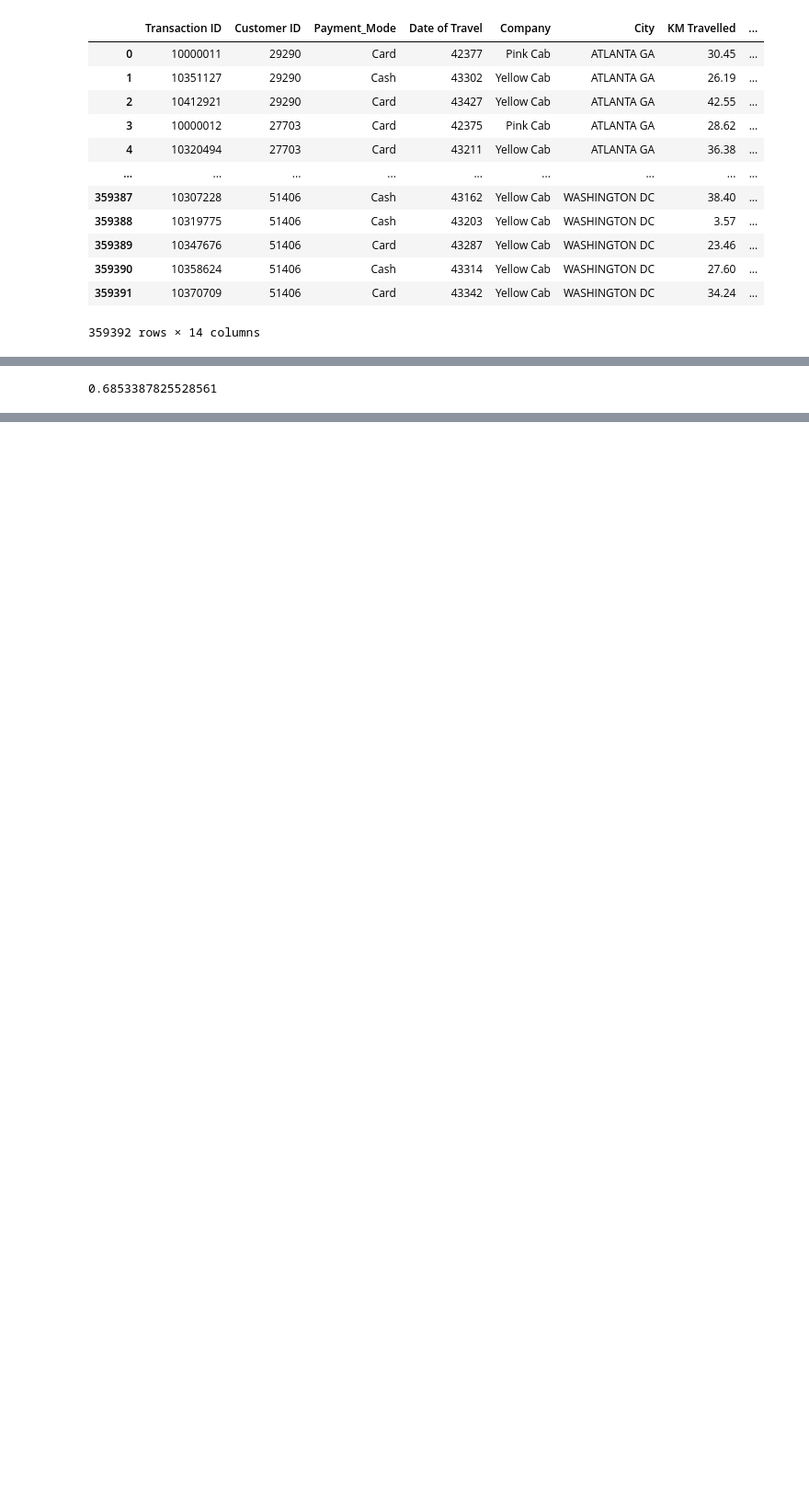
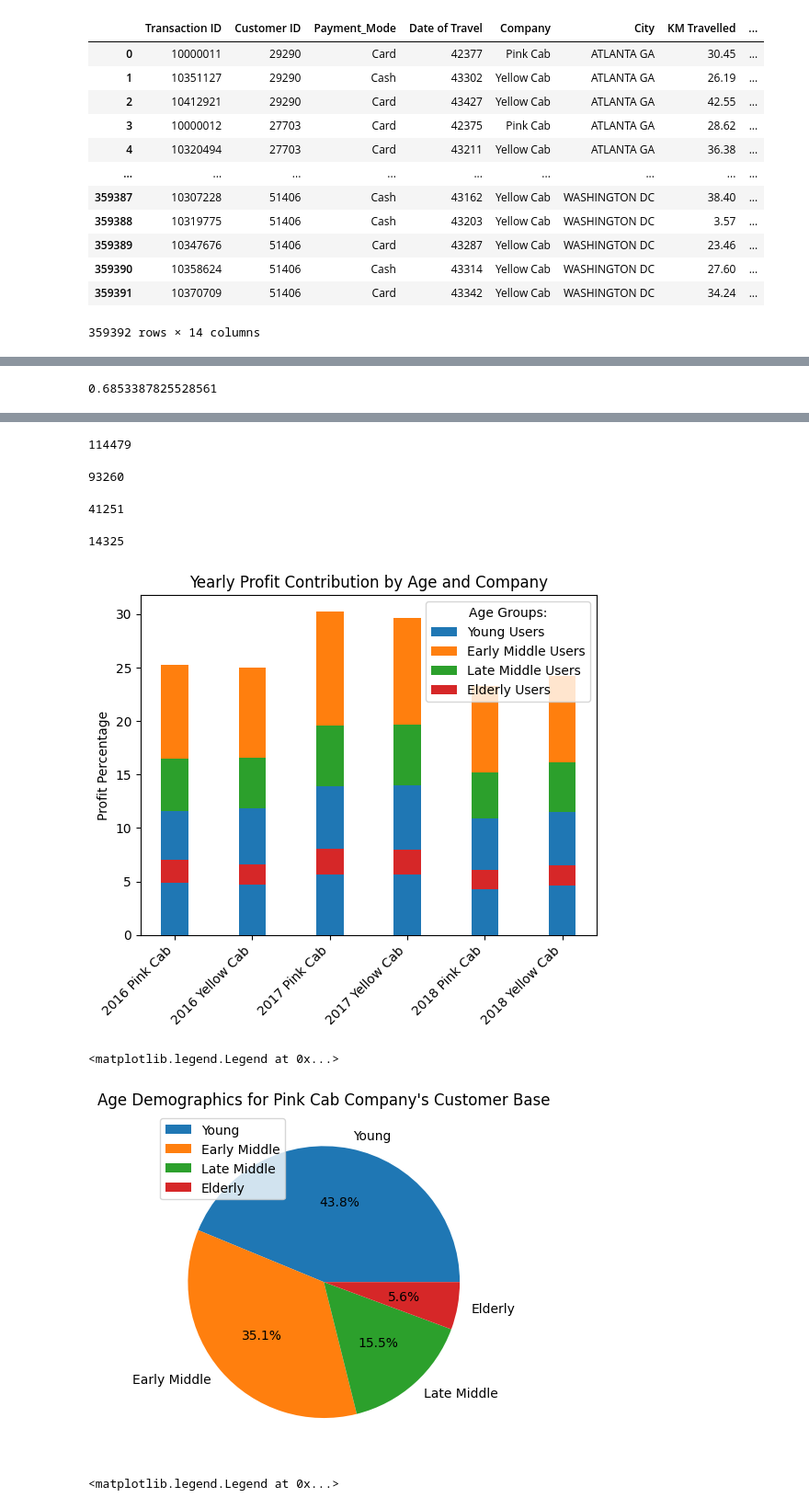
Before and after one commit to EMILYWYAO/Data-Glacier-Internship, a Jupyter notebook: Week 2/EDA_Notebook.ipynb, the cells around one changed output, grey strips where cells are left out. Shown: that part at 92% size. Drawn from its saved outputs; the diff is of its cells as text; code cells hidden in the pictures; blank space fills up the shorter version.

```diff
--- a/Week 2/EDA_Notebook.ipynb
+++ b/Week 2/EDA_Notebook.ipynb
@@ -203,30 +265,99 @@ for i in AgegrpsP:
     print(f"Percent Profit Composed of {i} Users\nPink:\n")
     for j in AgegrpsP[i]:
         Sum+=sum(AgegrpsP[i][j])
         print(f"{j}: {sum(AgegrpsP[i][j])/Pink_Cab_Data['Profit'].sum():.2%}")
     print(f"Total: {Sum/Pink_Cab_Data['Profit'].sum():.2%}")
     Sum=0
     print('\nYellow:\n')
     for k in AgegrpsY[i]:
         Sum+=sum(AgegrpsY[i][k])
         print(f"{k}: {sum(AgegrpsY[i][k])/Yellow_Cab_Data['Profit'].sum():.2%}")
     print(f"Total: {Sum/Yellow_Cab_Data['Profit'].sum():.2%}\n")
+
+youngCount = 0
+earlyCount = 0
+LateCount = 0
+ElderlyCount = 0
+for x in Yellow_Cab_Data['Age']:
+    if x <= 30:
+        youngCount = youngCount + 1
+    if 31 < x <= 45:
+        earlyCount = earlyCount + 1
+    if 46 < x <= 60:
+        LateCount = LateCount + 1
+    if x > 60:
+        ElderlyCount = ElderlyCount + 1
+
+youngCount
+earlyCount
+LateCount
+ElderlyCount
+
+#Vizaulization
+#Profit Contribution
+labels = ['2016 Pink Cab', '2016 Yellow Cab', '2017 Pink Cab', '2017 Yellow Cab', '2018 Pink Cab', '2018 Yellow Cab']
+Young_means = [13.62, 13.16, 16.33, 15.69, 12.38, 12.71]
+Early_means = [11.62, 11.86, 13.92, 13.98, 10.93, 11.47]
+Late_means = [4.86, 4.72, 5.70, 5.67, 4.30, 4.65]
+Elderly_means = [2.18, 1.90, 2.37, 2.31, 1.79, 1.88]
+width = 0.35
+
+fig, ax = plt.subplots()
+
+plot = ax.bar(labels, Young_means, width, label = 'Young Users')
+plot = ax.bar(labels, Early_means, width, bottom = Young_means, label = 'Early Middle Users')
+plot = ax.bar(labels, Late_means, width, bottom = Early_means, label = 'Late Middle Users')
+plot = ax.bar(labels, Elderly_means, width, bottom = Late_means, label = 'Elderly Users')
+
+plot = ax.set_ylabel('Profit Percentage')
+plot = ax.set_title('Yearly Profit Contribution by Age and Company')
+plot = ax.legend()
+plot =plt.legend(title = "Age Groups:")
+plot =plt.xticks(rotation=45, ha='right')
+plt.show()
+
+#Customer Base
+y = np.array([35553, 28534, 12556, 4586])
+mylabels = ["Young", "Early Middle", "Late Middle", "Elderly"]
+plot =plt.title("Age Demographics for Pink Cab Company's Customer Base")
+plot =plt.pie(y, labels = mylabels, autopct='%1.1f%%')
+plot =plt.legend()
+plot =plt.legend(title = "Ages:")
+plt.legend(loc='upper left')
+plt.show()
+
+y = np.array([114479, 93260, 41251, 14325])
+mylabels = ["Young", "Early Middle", "Late Middle", "Elderly"]
+plot =plt.title("Age Demographics for Yellow Cab Company's Customer Base")
+plot =plt.pie(y, labels = mylabels, autopct='%1.1f%%')
+plot =plt.legend()
+plot =plt.legend(title = "Ages:")
+plt.legend(loc='upper left')
+plt.show()
 # %% [output]
 0.6853387825528561
 Percent Profit Composed of Young Users
 Pink:
 
 2016: 13.62%
 2017: 16.33%
 2018: 12.38%
 Total: 42.33%
 
 Yellow:
 
 2016: 13.16%
 2017: 15.69%
 ... (43 lines left out)
 2016: 1.90%
 2017: 2.31%
 2018: 1.88%
 Total: 6.09%
+114479
+93260
+41251
+14325
+[figure, added]
+<matplotlib.legend.Legend at 0x...>
+[figure, added]
+<matplotlib.legend.Legend at 0x...>
```
Also changed, not shown: parts of 9 cells of this notebook, 1 other file.
